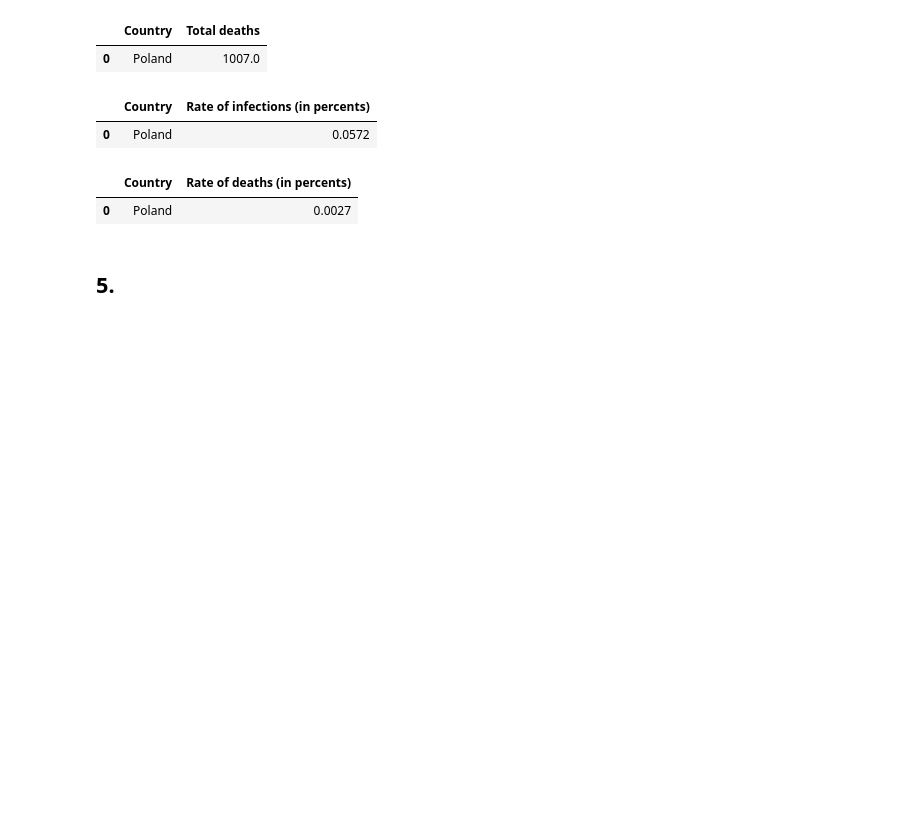
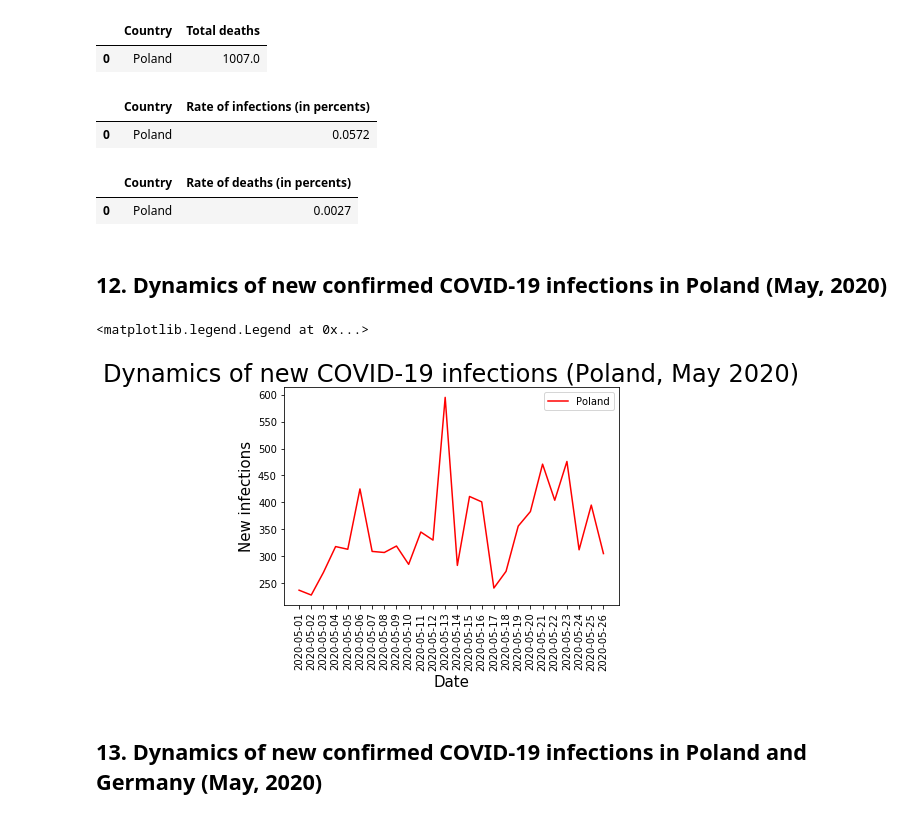
Before and after one commit to arturplath/BRiS_Project, a Jupyter notebook: BRiS.ipynb, the cells around one changed output. Saved outputs shown, nothing was run; the diff lists cells and outputs as text; code cells hidden in the pictures; blank space fills up the shorter version.

```diff
--- a/BRiS.ipynb
+++ b/BRiS.ipynb
@@ -222,5 +230,5 @@ df
 # %% [output]
 |  | Country | Rate of deaths (in percents) |
 | 0 | Poland | 0.0027 |
-# %% [markdown]
-## 5.
+# %% [markdown]
+## 12. Dynamics of new confirmed COVID-19 infections in Poland (May, 2020)
@@ -226,0 +239,15 @@ df
+# %%
+df = pd.read_sql(sa.text("SELECT m.date, m.new_cases FROM metrics m WHERE m.location = 'Poland' AND m.date LIKE '2020-05%'"), con = engine)
+# %%
+plt.plot(df['date'], df['new_cases'], color='red', label='Poland')
+plt.xlabel("Date", fontsize=15)
+plt.ylabel("New infections", fontsize=15)
+plt.xticks(df['date'], rotation='vertical')
+plt.locator_params(axis='x', nbins=len(df['date']))
+plt.title("Dynamics of new COVID-19 infections (Poland, May 2020)", fontsize = 24)
+plt.legend()
+# %% [output]
+<matplotlib.legend.Legend at 0x...>
+[figure, added]
+# %% [markdown]
+## 13. Dynamics of new confirmed COVID-19 infections in Poland and Germany (May, 2020)
```
Also changed, not shown: parts of 11 cells of this notebook.
